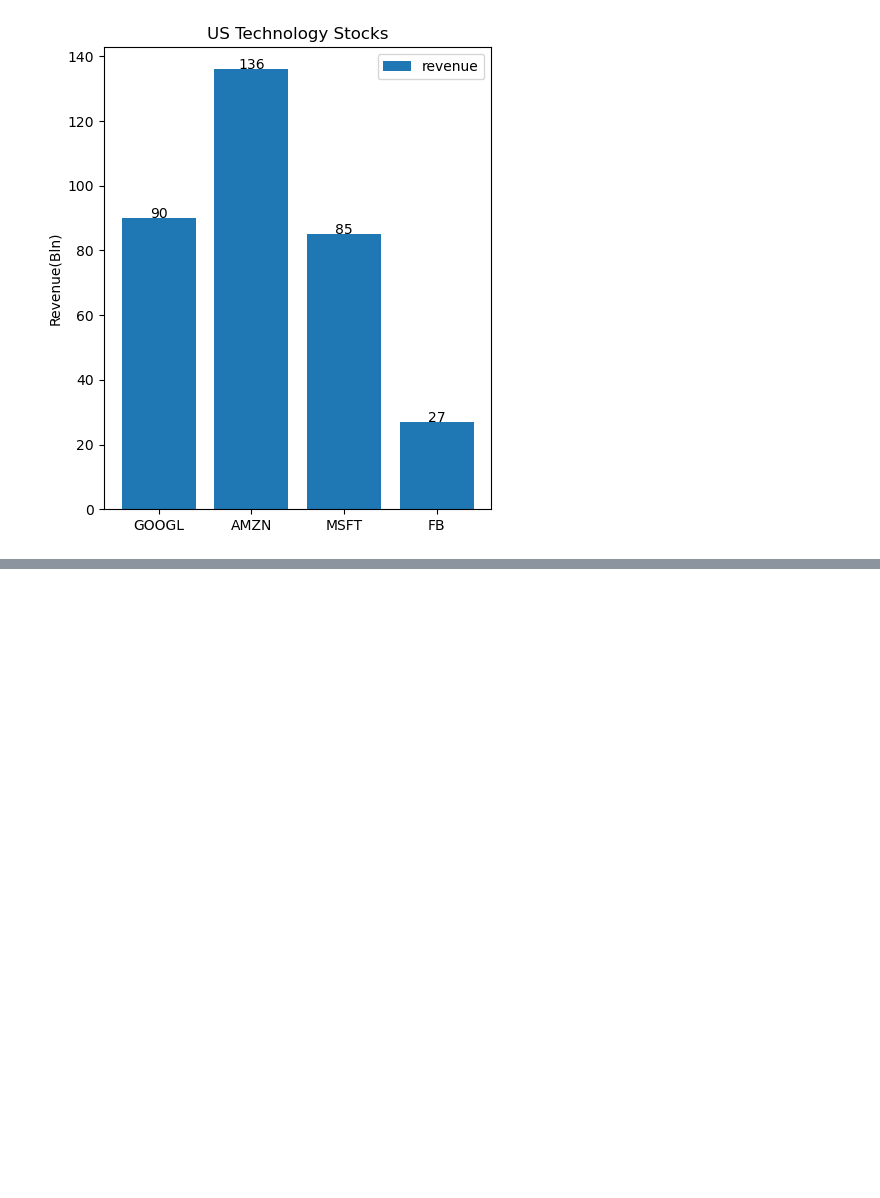
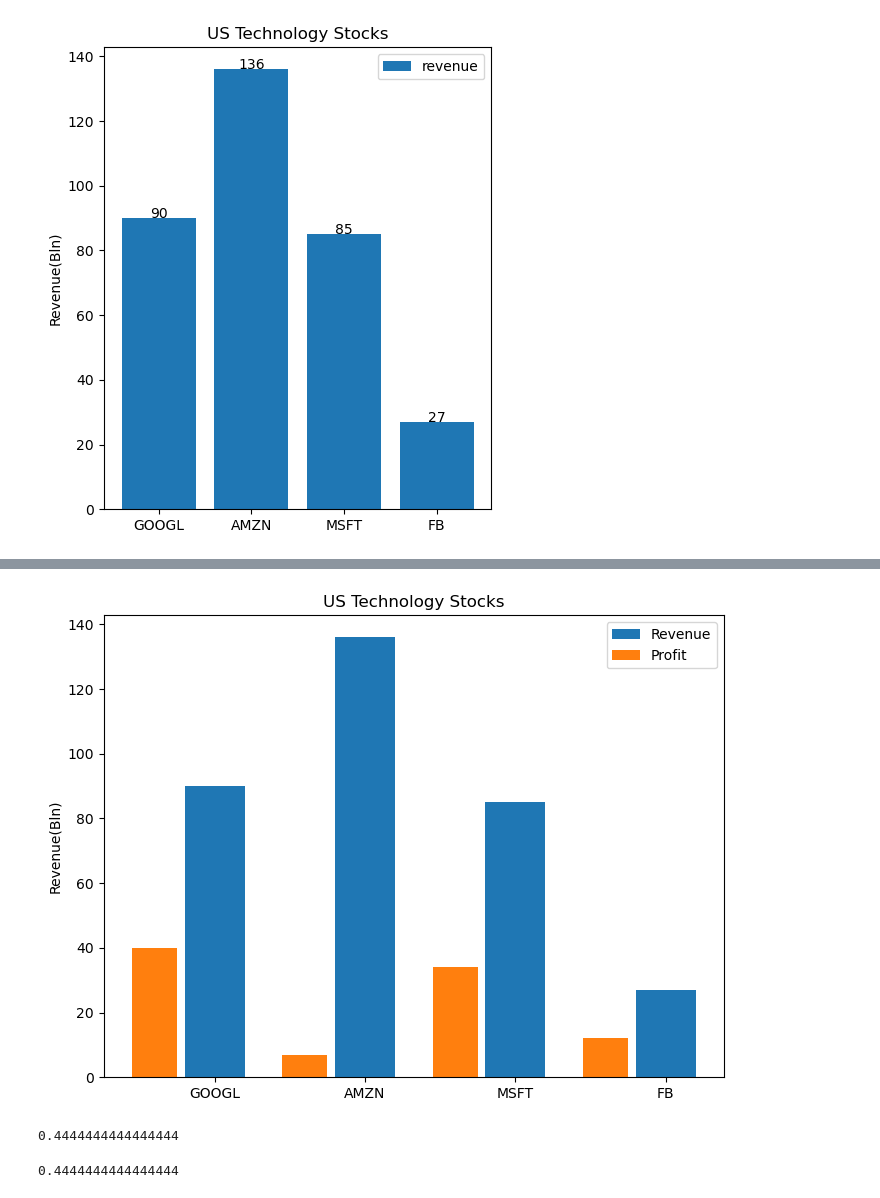
Before and after one commit to gehad-Ahmed30/Data-Analysis, a Jupyter notebook: Pandas/Visualization.ipynb, the cells around one changed output, grey strips where cells are left out. Cells and saved outputs as stored; diff of their text form; code cells hidden in the pictures; blank space fills up the shorter version.

```diff
--- a/Pandas/Visualization.ipynb
+++ b/Pandas/Visualization.ipynb
@@ -716,0 +732,23 @@ plt.show()
+# %%
+plt.figure(figsize=(8,6))
+company=['GOOGL','AMZN','MSFT','FB']
+revenue=[90,136,85,27]
+profit=[40,7,34,12]
+xpos=np.arange(len(company))           #0,1,2,3
+plt.bar(company,revenue,width=0.4,label='Revenue')
+plt.bar(xpos-0.4,profit,width=0.3,label="Profit")
+plt.xticks(company)
+plt.ylabel("Revenue(Bln)")
+plt.title('US Technology Stocks')
+plt.legend()
+plt.show()
+# %% [output]
+[figure, added]
+# %%
+40/90
+# %% [output]
+0.4444444444444444
+# %%
+12/27
+# %% [output]
+0.4444444444444444
```
Also changed, not shown: parts of 4 cells of this notebook.
